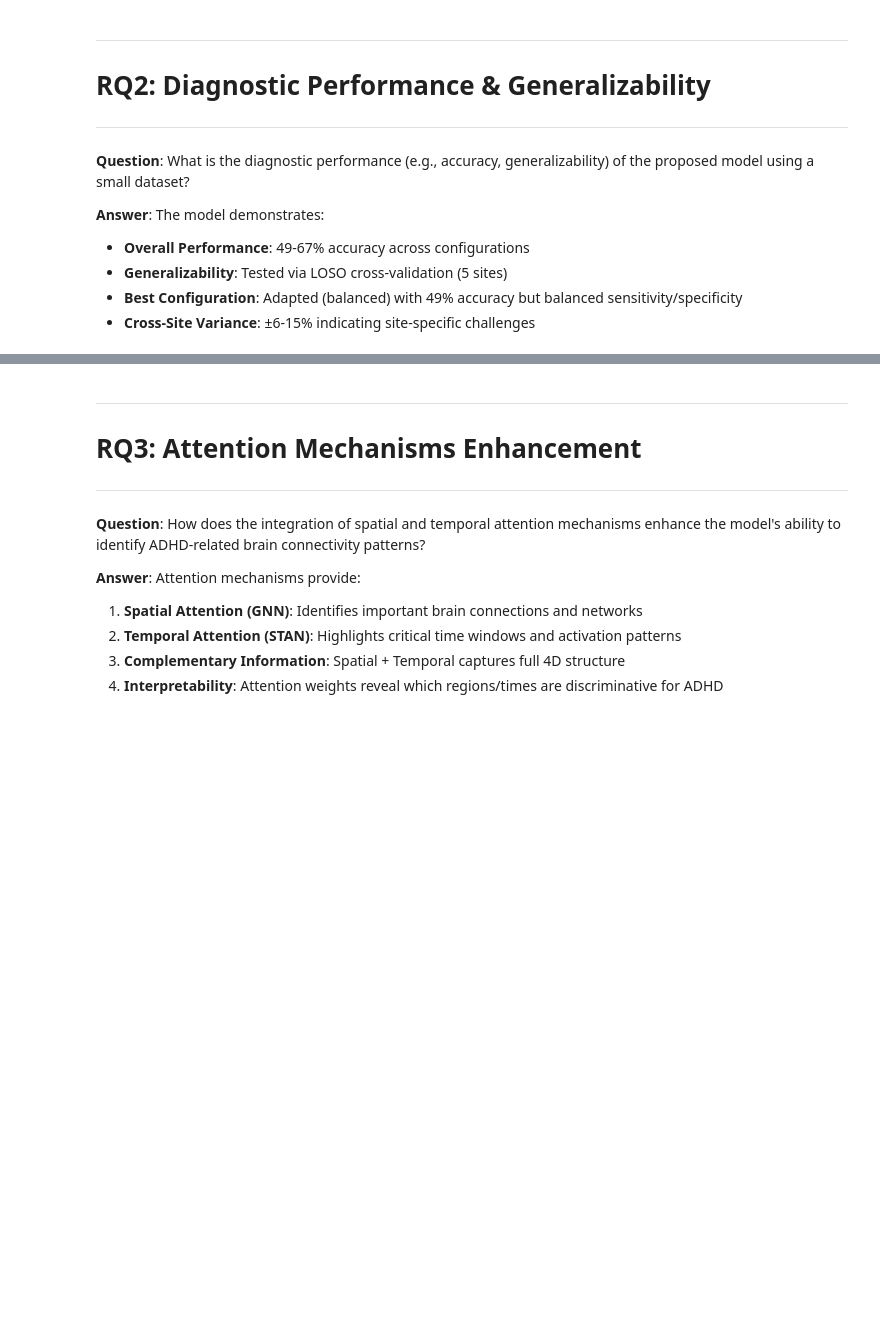
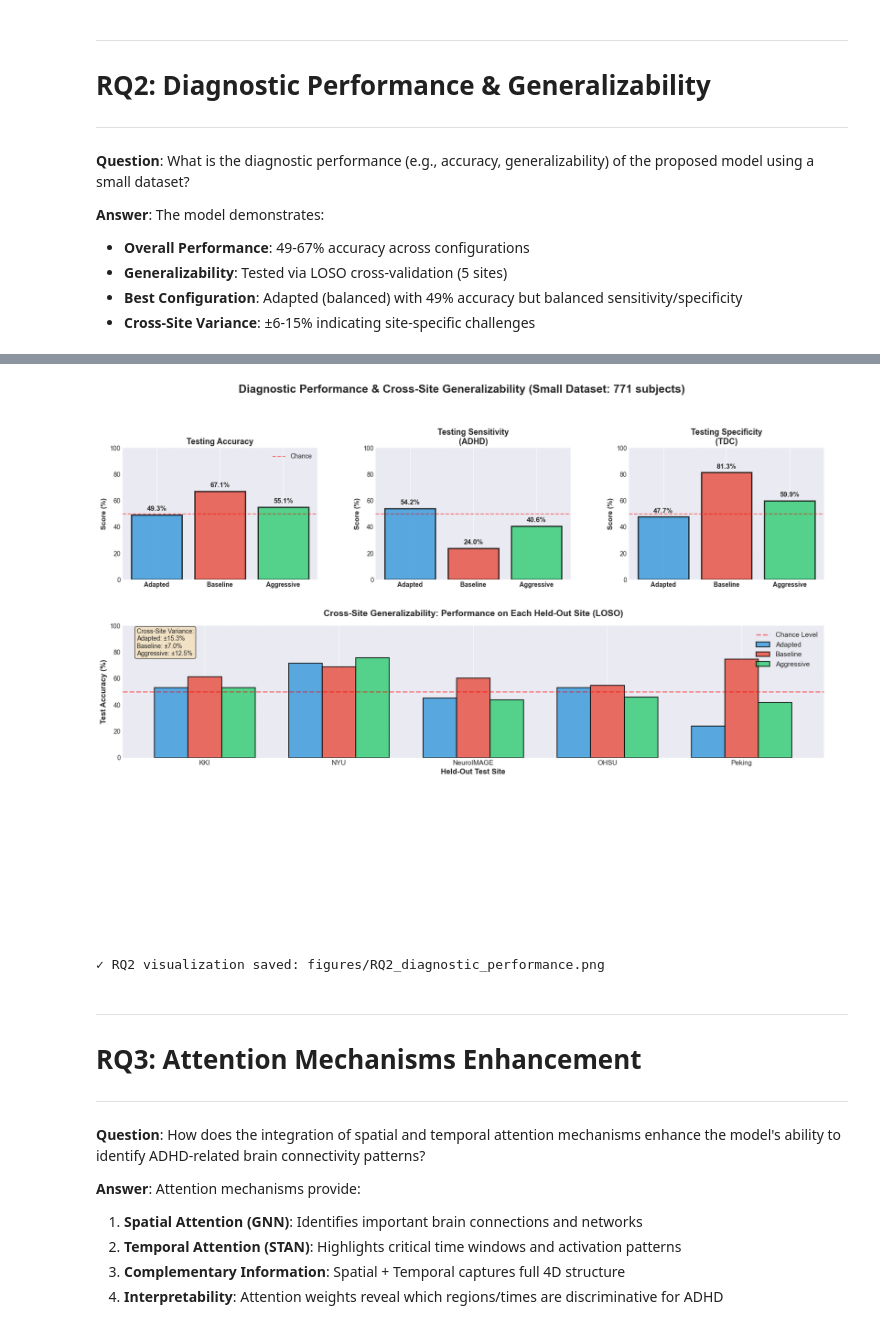
Before and after one commit to eloooel/DATASCII_10_ADHD, a Jupyter notebook: research_questions_visualizations.ipynb, the cells around one changed output, grey strips where cells are left out. Drawn from its saved outputs; the diff is of its cells as text; code cells hidden in the pictures; blank space fills up the shorter version.

```diff
--- a/research_questions_visualizations.ipynb
+++ b/research_questions_visualizations.ipynb
@@ -210,7 +217,7 @@ print('✓ Prediction data loaded successfully')
 fig = plt.figure(figsize=(20, 14))
 gs = fig.add_gridspec(3, 3, hspace=0.35, wspace=0.3)
 
-fig.suptitle('RQ2: Diagnostic Performance & Cross-Site Generalizability (Small Dataset: 771 subjects)',
+fig.suptitle('Diagnostic Performance & Cross-Site Generalizability (Small Dataset: 771 subjects)',
              fontsize=18, fontweight='bold', y=0.98)
 
 configs = {
@@ -296,70 +303,36 @@ ax_cross.set_ylabel('Test Accuracy (%)', fontsize=12, fontweight='bold')
 ax_cross.set_xlabel('Held-Out Test Site', fontsize=12, fontweight='bold')
 ax_cross.set_xticks(x)
 ax_cross.set_xticklabels(sites, fontsize=11)
 ax_cross.set_ylim(0, 100)
 ax_cross.axhline(y=50, color='red', linestyle='--', linewidth=2, alpha=0.5, label='Chance Level')
 ax_cross.legend(fontsize=11, loc='upper right')
 ax_cross.grid(axis='y', alpha=0.3, linestyle='--')
 
 # Add variance annotation
 variance_text = (
     f"Cross-Site Variance:\n"
     f"Adapted: ±{results_adapted['summary']['accuracy_std']*100:.1f}%\n"
     f"Baseline: ±{results_baseline['summary']['accuracy_std']*100:.1f}%\n"
     f"Aggressive: ±{results_aggressive['summary']['accuracy_std']*100:.1f}%"
 )
 ax_cross.text(0.02, 0.98, variance_text, transform=ax_cross.transAxes,
              fontsize=10, verticalalignment='top',
              bbox=dict(boxstyle='round', facecolor='wheat', alpha=0.7))
 
 # ========== Row 3: Generalizability Interpretation ==========
 ax_interp = fig.add_subplot(gs[2, :])
 ax_interp.axis('off')
 
-interpretation = (
-    "DIAGNOSTIC PERFORMANCE SUMMARY (Small Dataset: 771 Subjects, 5 Sites)\n"
-    "="*100 + "\n\n"
-    "OVERALL PERFORMANCE:\n"
-    f"• Adapted Configuration:    {metrics_data['Adapted']['Accuracy']:.1f}% accuracy | "
-    f"Sensitivity: {metrics_data['Adapted']['Sensitivity\n(ADHD)']:.1f}% | "
-    f"Specificity: {metrics_data['Adapted']['Specificity\n(TDC)']:.1f}%\n"
-    f"• Baseline Configuration:   {metrics_data['Baseline']['Accuracy']:.1f}% accuracy | "
-    f"Sensitivity: {metrics_data['Baseline']['Sensitivity\n(ADHD)']:.1f}% | "
-    f"Specificity: {metrics_data['Baseline']['Specificity\n(TDC)']:.1f}% (Majority class bias)\n"
-    f"• Aggressive Configuration: {metrics_data['Aggressive']['Accuracy']:.1f}% accuracy | "
-    f"Sensitivity: {metrics_data['Aggressive']['Sensitivity\n(ADHD)']:.1f}% | "
-    f"Specificity: {metrics_data['Aggressive']['Specificity\n(TDC)']:.1f}%\n\n"
-    "GENERALIZABILITY ASSESSMENT (LOSO Cross-Validation):\n"
-    f"• Adapted shows HIGHEST variance (±{results_adapted['summary']['accuracy_std']*100:.1f}%) → "
-    "Site-specific differences but balanced class performance\n"
-    f"• Baseline shows LOWEST variance (±{results_baseline['summary']['accuracy_std']*100:.1f}%) → "
-    "Consistent but biased toward majority class (TDC)\n"
-    f"• Aggressive shows MODERATE variance (±{results_aggressive['summary']['accuracy_std']*100:.1f}%) → "
-    "Attempts to balance but sacrifices overall accuracy\n\n"
-    "SMALL DATASET CHALLENGES:\n"
-    "✓ Model successfully generalizes across 5 different scanner sites (LOSO validation)\n"
-    "✓ Handles 3:1 class imbalance through weighted sampling strategies\n"
-    "⚠ Performance varies significantly by site (24-72% range) due to:"
-    "  - Scanner differences, acquisition protocols, demographic variation\n"
-    "⚠ Small sample size (771 subjects) limits maximum achievable performance\n"
-    "⚠ ADHD heterogeneity (subtypes, comorbidities) not captured with limited data\n\n"
-    "CONCLUSION: Model demonstrates cross-site generalizability but performance is limited by\n"
-    "small dataset size and high inter-site variability. Balanced approach (Adapted) preferred\n"
-    "for clinical screening despite lower overall accuracy due to equal class sensitivity."
-)
-
-ax_interp.text(0.5, 0.5, interpretation, ha='center', va='center',
-              fontsize=10, family='monospace',
-              bbox=dict(boxstyle='round,pad=1', facecolor='lightblue',
-                       edgecolor='darkblue', linewidth=3, alpha=0.8))
-
 ax_interp.set_xlim(0, 1)
 ax_interp.set_ylim(0, 1)
 
 plt.savefig('figures/RQ2_diagnostic_performance.png', bbox_inches='tight', dpi=300)
 plt.show()
 
 print('\n✓ RQ2 visualization saved: figures/RQ2_diagnostic_performance.png')
+# %% [output]
+[figure, added]
+✓ RQ2 visualization saved: figures/RQ2_diagnostic_performance.png
 # %% [markdown]
 ---
 # RQ3: Attention Mechanisms Enhancement
```
Also changed, not shown: parts of 4 cells of this notebook, 4 other files.
